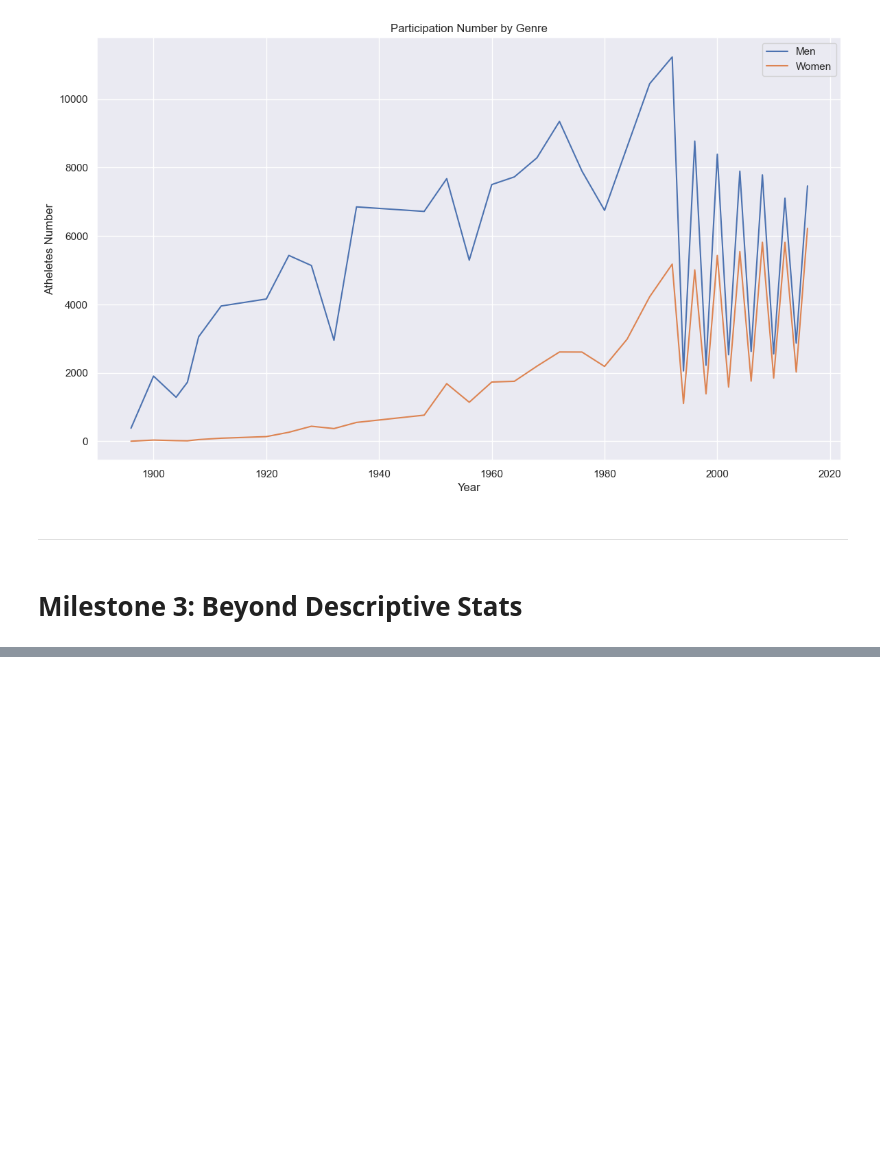
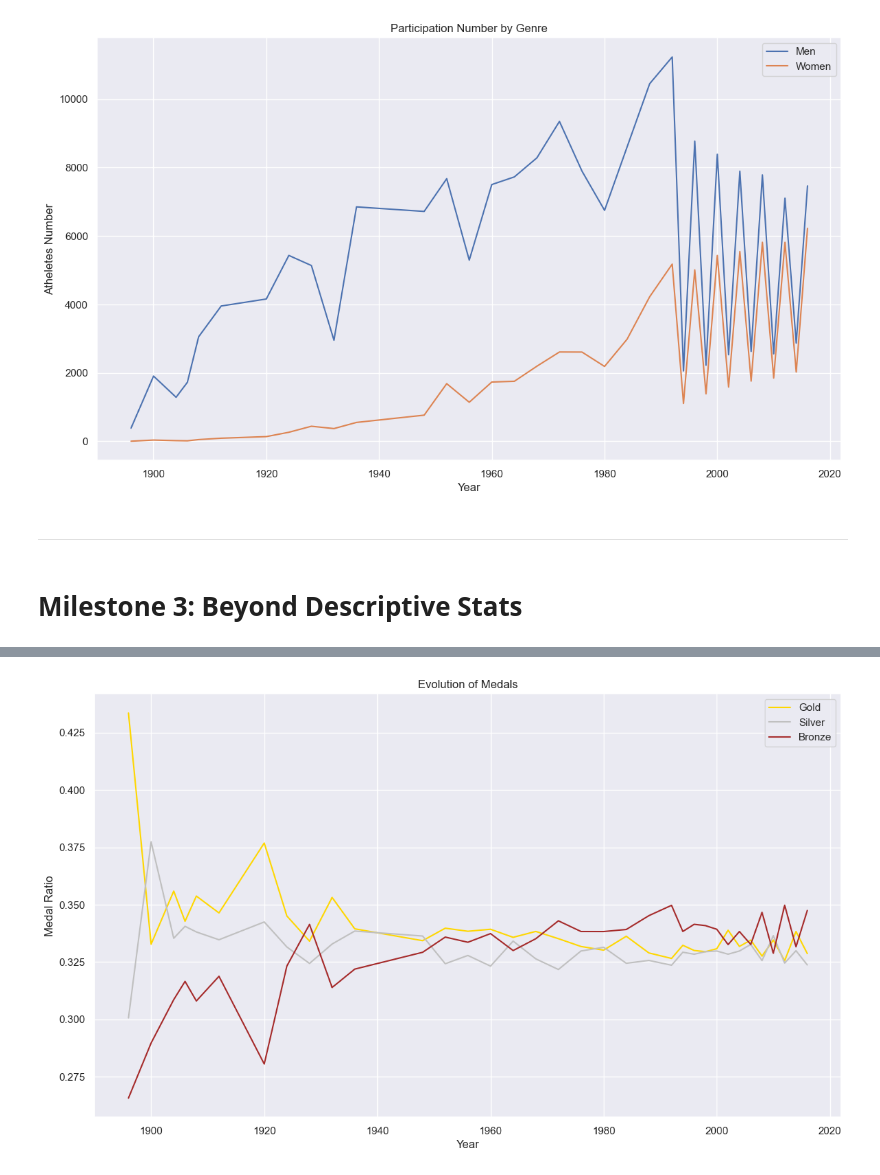
Before and after one commit to felixpradoh/Learn-SQL-Basics-for-Data-Science-Specialization, a Jupyter notebook: SQL for Data Science Capstone Project/Capstone Project.ipynb, the cells around one changed output, grey strips where cells are left out. Drawn from its saved outputs; the diff is of its cells as text; code cells hidden in the pictures; blank space fills up the shorter version.

```diff
--- a/SQL for Data Science Capstone Project/Capstone Project.ipynb
+++ b/SQL for Data Science Capstone Project/Capstone Project.ipynb
@@ -303,0 +434,29 @@ plt.show()
+# %%
+medal_ratio = pd.read_sql('''
+SELECT
+    sex,
+    year,
+    season,
+    CAST(medal_count AS FLOAT) / total_count AS medal_ratio,
+    CAST(gold_count AS FLOAT) / medal_count AS gold_ratio,
+    CAST(silver_count AS FLOAT) / medal_count AS silver_ratio,
+    CAST(bronze_count AS FLOAT) / medal_count AS bronze_ratio
+FROM
+(
+    SELECT
+        sex,
+        year,
+        season,
+        COUNT(*) AS total_count,
+        SUM(CASE WHEN Medal IS NOT NULL THEN 1 ELSE 0 END) AS medal_count,
+        SUM(CASE WHEN Medal = 'Gold'    THEN 1 ELSE 0 END) AS Gold_count,
+        SUM(CASE WHEN Medal = 'Silver'  THEN 1 ELSE 0 END) AS Silver_count,
+        SUM(CASE WHEN Medal = 'Bronze'  THEN 1 ELSE 0 END) AS Bronze_count
+        FROM
+            AthletesTable
+        GROUP BY
+            year
+    ) AS medalsTable
+''', con=engine)
+
+medal_ratio
@@ -303,0 +481,11 @@ plt.show()
+# %%
+plt.figure(figsize=[14,8])
+sns.lineplot(data=medal_ratio, x='year', y = 'gold_ratio',   color='gold', label='Gold')
+sns.lineplot(data=medal_ratio, x='year', y = 'silver_ratio', color='silver', label='Silver')
+sns.lineplot(data=medal_ratio, x='year', y = 'bronze_ratio', color='brown', label='Bronze')
+plt.xlabel('Year')
+plt.ylabel('Medal Ratio')
+plt.title('Evolution of Medals')
+plt.show()
+# %% [output]
+[figure, added]
```
Also changed, not shown: parts of 13 cells of this notebook, 24 other files.
